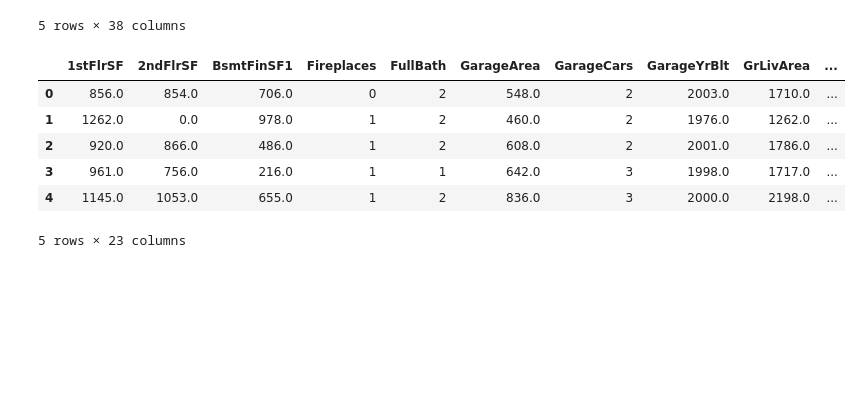
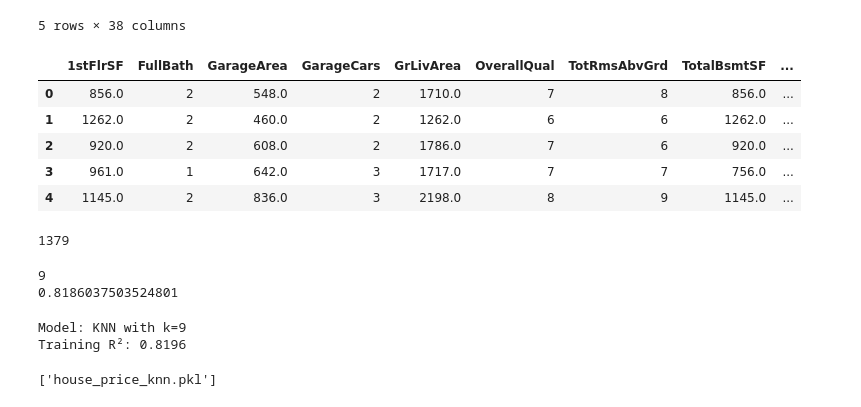
Before and after one commit to Saditya99/Intelligent-systems-ML, a Jupyter notebook: HousePricePredictor.ipynb, the cells around one changed output. Cells and saved outputs as stored; diff of their text form; code cells hidden in the pictures; blank space fills up the shorter version.

Commit message:
completed the model

```diff
--- a/HousePricePredictor.ipynb
+++ b/HousePricePredictor.ipynb
@@ -151,18 +149,30 @@ data.head()
 5 rows × 38 columns
 # %%
 finalcor = data.corr()['SalePrice'].drop('SalePrice')
-finalcor = finalcor[abs(finalcor) > 0.25]
+finalcor = finalcor[abs(finalcor) > 0.5]
 
 selected_columns = finalcor.index.tolist()
 
 data = data[selected_columns]
-
+data['SalePrice']=df['SalePrice']
 data.head()
 # %% [output]
-|  | 1stFlrSF | 2ndFlrSF | BsmtFinSF1 | Fireplaces | FullBath | GarageArea | GarageCars | GarageYrBlt | GrLivArea | ... |
-| 0 | 856.0 | 854.0 | 706.0 | 0 | 2 | 548.0 | 2 | 2003.0 | 1710.0 | ... |
-| 1 | 1262.0 | 0.0 | 978.0 | 1 | 2 | 460.0 | 2 | 1976.0 | 1262.0 | ... |
-| 2 | 920.0 | 866.0 | 486.0 | 1 | 2 | 608.0 | 2 | 2001.0 | 1786.0 | ... |
-| 3 | 961.0 | 756.0 | 216.0 | 1 | 1 | 642.0 | 3 | 1998.0 | 1717.0 | ... |
-| 4 | 1145.0 | 1053.0 | 655.0 | 1 | 2 | 836.0 | 3 | 2000.0 | 2198.0 | ... |
+|  | 1stFlrSF | FullBath | GarageArea | GarageCars | GrLivArea | OverallQual | TotRmsAbvGrd | TotalBsmtSF | ... |
+| 0 | 856.0 | 2 | 548.0 | 2 | 1710.0 | 7 | 8 | 856.0 | ... |
+| 1 | 1262.0 | 2 | 460.0 | 2 | 1262.0 | 6 | 6 | 1262.0 | ... |
+| 2 | 920.0 | 2 | 608.0 | 2 | 1786.0 | 7 | 6 | 920.0 | ... |
+| 3 | 961.0 | 1 | 642.0 | 3 | 1717.0 | 7 | 7 | 756.0 | ... |
+| 4 | 1145.0 | 2 | 836.0 | 3 | 2198.0 | 8 | 9 | 1145.0 | ... |
-5 rows × 23 columns
+# %%
+Q1=data.quantile(0.25)
+Q3=data.quantile(0.75)
+
+IQR=Q3-Q1
+
+lower=Q1-IQR*6.0
+upper=Q1+IQR*6.0
+
+data=data[(data>lower) & (data<upper)]
+print(len(df))
+# %% [output]
+1379
@@ -168,0 +182,48 @@ data.head()
+# %%
+from sklearn.model_selection import cross_val_score
+from sklearn.neighbors import KNeighborsRegressor
+from sklearn.preprocessing import StandardScaler
+
+X = data.drop(['SalePrice'], axis=1)
+scaler = StandardScaler()
+X = scaler.fit_transform(X)
+
+Y = data['SalePrice']
+
+score = []
+
+limit = int(len(data) ** 0.5)
+
+for i in range(1, limit,2):
+    model = KNeighborsRegressor(n_neighbors=i,weights='distance')
+    eval_scores = cross_val_score(model, X, Y, cv=5)
+    score.append([i, eval_scores.mean()])
+
+bestK = max(score, key=lambda x: x[1])[0]
+bestS=max(score,key=lambda x :x[1])[1]
+print(bestK)
+print(bestS)
+# %% [output]
+9
+0.8186037503524801
+# %%
+from sklearn.model_selection import train_test_split
+from sklearn.metrics import mean_squared_error, r2_score, mean_absolute_error
+
+X_train, X_test, Y_train, Y_test = train_test_split(X, Y, test_size=0.2, random_state=69)
+
+
+finalModel = KNeighborsRegressor(n_neighbors=bestK,weights='distance')
+finalModel.fit(X_train,Y_train)
+
+
+print(f"Model: KNN with k={bestK}")
+print(f"Training R²: {finalModel.score(X_test, Y_test):.4f}")
+# %% [output]
+Model: KNN with k=9
+Training R²: 0.8196
+# %%
+import joblib
+joblib.dump(finalModel, 'house_price_knn.pkl')
+# %% [output]
+['house_price_knn.pkl']
```
Also changed, not shown: parts of 4 cells of this notebook, 1 other file.
